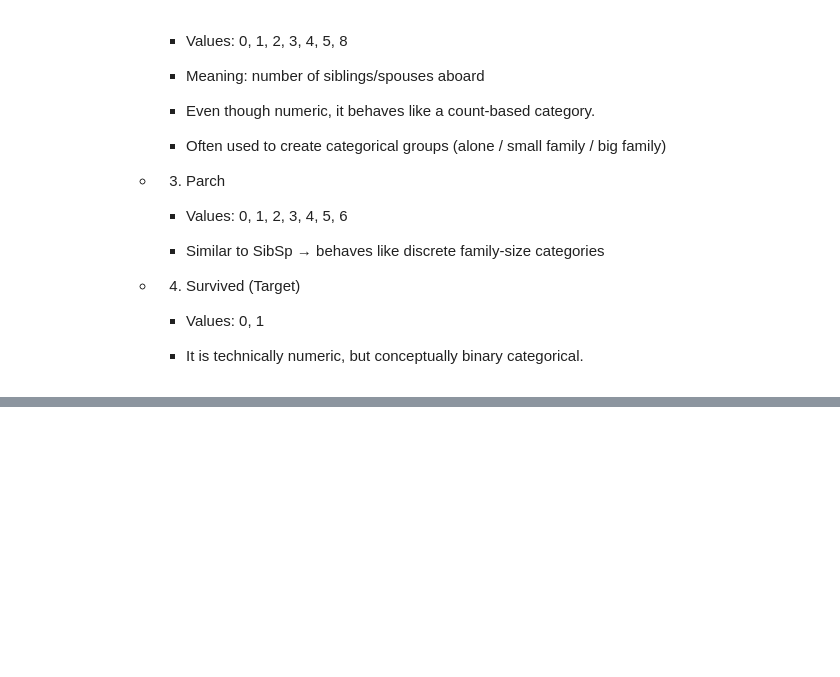
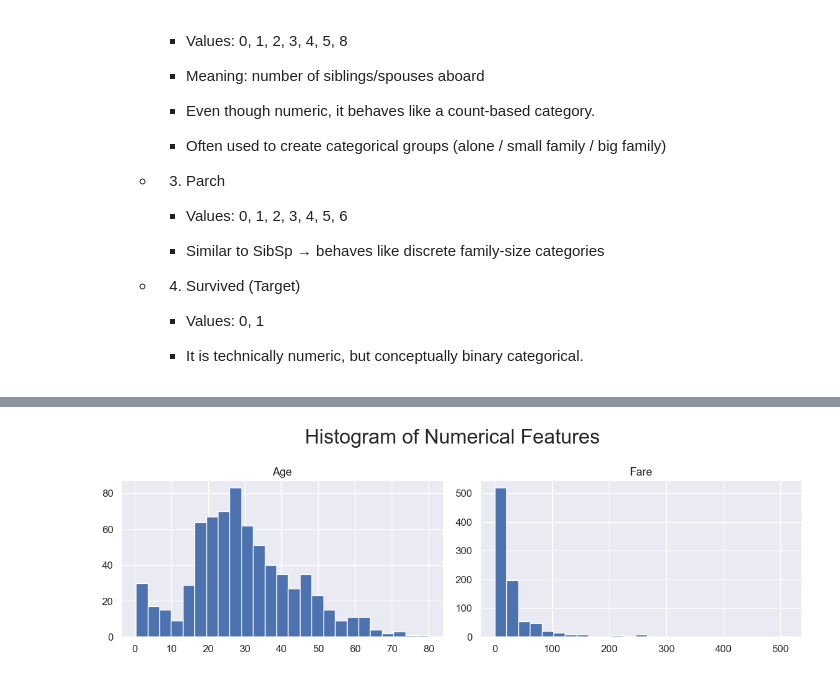
Before and after one commit to KzRaihan/Machine-learning, a Jupyter notebook: Module_06_EDA/_3_EDA_titanic_dataset.ipynb, the cells around one changed output, grey strips where cells are left out. Cells and saved outputs as stored; diff of their text form; code cells hidden in the pictures; blank space fills up the shorter version.

```diff
--- a/Module_06_EDA/_3_EDA_titanic_dataset.ipynb
+++ b/Module_06_EDA/_3_EDA_titanic_dataset.ipynb
@@ -176,0 +258,14 @@ df.head(10)
+# %%
+# Label the features
+
+numerical_cols = ['Age', 'Fare']
+
+categorical_cols = ['Sex', 'Pclass', 'SibSp', 'Parch', 'Embarked']
+
+target_col = ['Survived']
+
+print("Numerical Features: ", numerical_cols)
+
+print("Categorical Features: ", categorical_cols)
+
+print("Target Features: ", target_col)
@@ -176,0 +373,12 @@ df.head(10)
+# %%
+# Histogram and kde plot for multiple numerical columns
+
+df[numerical_cols].hist(bins=25, figsize=(12,4))
+
+plt.suptitle("Histogram of Numerical Features", fontsize = 24)
+
+plt.tight_layout()
+
+plt.show()
+# %% [output]
+[figure, added]
```
Also changed, not shown: parts of 26 cells of this notebook, 2 other files.
